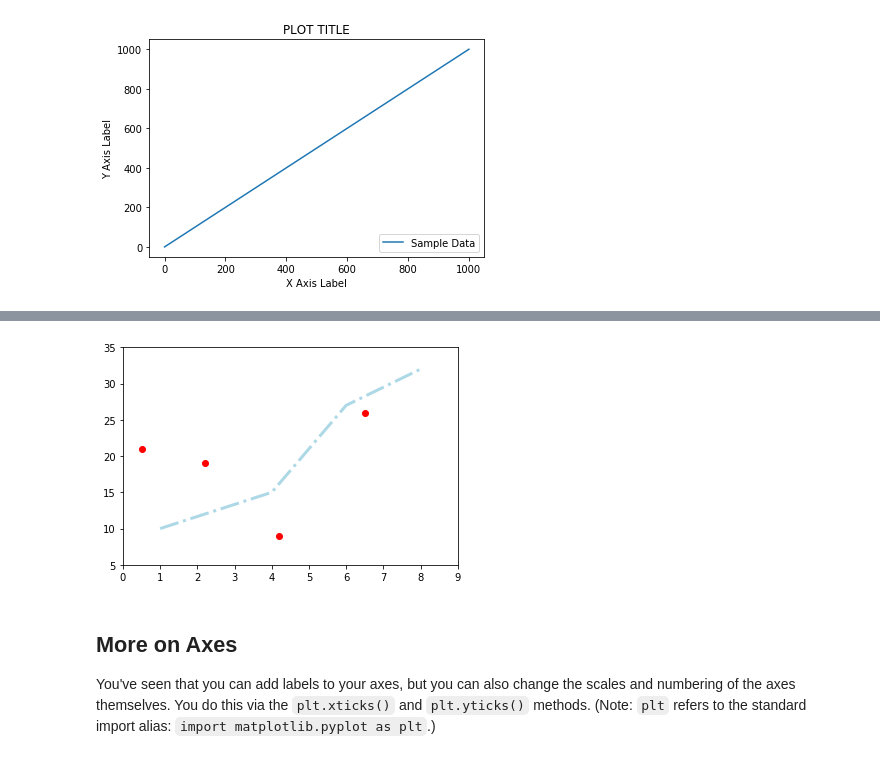
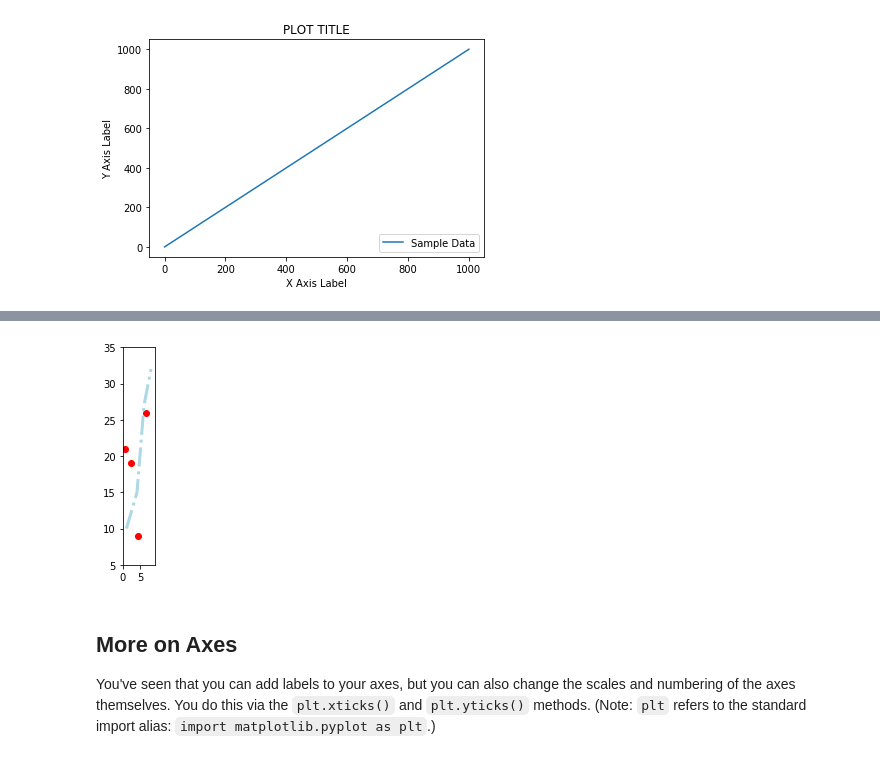
Before and after one commit to khayes847/dsc-more-practice-with-matplotlib-dc-ds-071519, a Jupyter notebook: index.ipynb, the cells around one changed output, grey strips where cells are left out. Cells and saved outputs as stored; diff of their text form; code cells hidden in the pictures.

```diff
--- a/index.ipynb
+++ b/index.ipynb
@@ -113,23 +113,23 @@ Let's see all of above in action with another plot. Here we declare a new figure
 # %%
 # Define a new figure with matplotlib's .plot() function.
 new_figure = plt.figure()
 
 # Add a subplot to the figure - a new axes
-ax = new_figure.add_subplot(111)
+ax = new_figure.add_subplot(191)
 
 # Generate a line plot
 ax.plot([1, 4, 6, 8], [10, 15, 27, 32], color='lightblue', linewidth=3, linestyle = '-.')
 
 # Draw a scatter plot on same axes
 ax.scatter([0.5, 2.2, 4.2, 6.5], [21, 19, 9, 26], color='red', marker='o')
 
 # Set the limits of x and y for axes
 ax.set_xlim(0, 9), ax.set_ylim(5,35)
 
 # Show the plot
 plt.show()
 # %% [output]
-[figure, old version]
+[figure, new version]
 # %% [markdown]
 ## More on Axes
 
```
